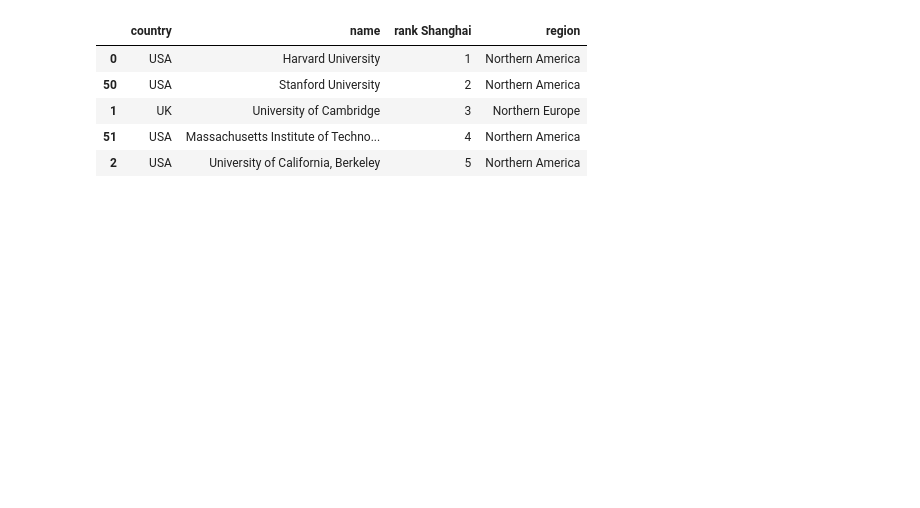
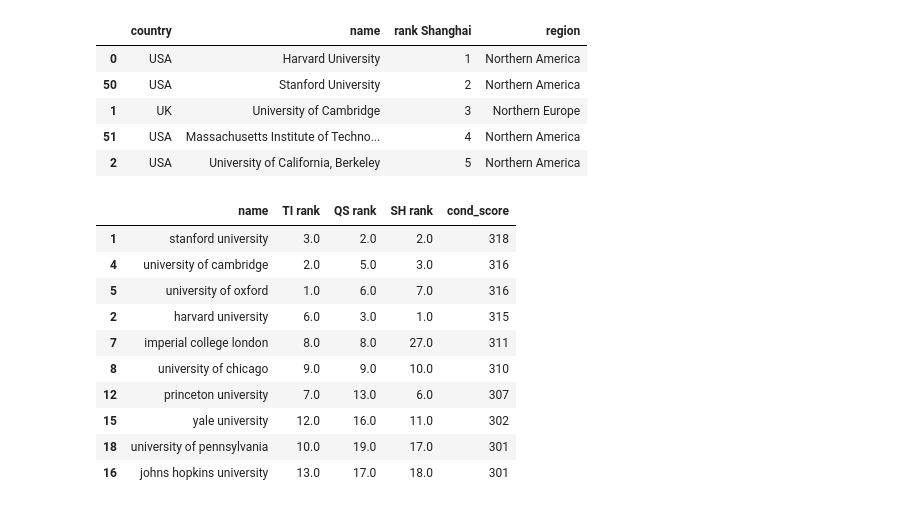
Before and after one commit to sbeuret/ADAProject_Bacsa_Beuret_Santarelli, a Jupyter notebook: 02 - Data from the Web/Homework 2.ipynb, the cells around one changed output. Cells and saved outputs as stored; diff of their text form; code cells hidden in the pictures; blank space fills up the shorter version.

```diff
--- a/02 - Data from the Web/Homework 2.ipynb
+++ b/02 - Data from the Web/Homework 2.ipynb
@@ -395,3 +498,38 @@ df_shanghai.head()
 | 1 | UK | University of Cambridge | 3 | Northern Europe |
 | 51 | USA | Massachusetts Institute of Techno... | 4 | Northern America |
 | 2 | USA | University of California, Berkeley | 5 | Northern America |
+# %%
+df_shanghai['name']=df_shanghai['name'].str.lower()
+df_shanghai=df_shanghai[['name','rank Shanghai']]
+df_rank = pd.merge(df_merged_out, df_shanghai, how='outer')
+df_rank=df_rank[['name','rank','QS rank','rank Shanghai']]
+df_rank.columns=['name','TI rank','QS rank','SH rank']
+# %%
+import numpy as np
+
+def compute_vote(rank_serie):
+    rank_array = np.array(rank_serie)
+    rank_array[np.isnan(rank_array)]=201
+    rank_mat=np.tile(rank_array,(len(rank_array),1))
+    rank_cmp=np.less_equal(rank_mat,np.transpose(rank_mat)).astype(int)
+    return rank_cmp
+# %%
+TI_cmp=compute_vote(df_rank['TI rank'])
+SH_cmp=compute_vote(df_rank['SH rank'])
+QS_cmp=compute_vote(df_rank['QS rank'])
+# %%
+tot_mat=np.greater(QS_cmp+TI_cmp,1).astype(int)
+df_rank['cond_score']= tot_mat.sum(axis=0)
+df_rank.sort_values(['cond_score'],ascending=False).head(10)
+# %% [output]
+|  | name | TI rank | QS rank | SH rank | cond_score |
+| 1 | stanford university | 3.0 | 2.0 | 2.0 | 318 |
+| 4 | university of cambridge | 2.0 | 5.0 | 3.0 | 316 |
+| 5 | university of oxford | 1.0 | 6.0 | 7.0 | 316 |
+| 2 | harvard university | 6.0 | 3.0 | 1.0 | 315 |
+| 7 | imperial college london | 8.0 | 8.0 | 27.0 | 311 |
+| 8 | university of chicago | 9.0 | 9.0 | 10.0 | 310 |
+| 12 | princeton university | 7.0 | 13.0 | 6.0 | 307 |
+| 15 | yale university | 12.0 | 16.0 | 11.0 | 302 |
+| 18 | university of pennsylvania | 10.0 | 19.0 | 17.0 | 301 |
+| 16 | johns hopkins university | 13.0 | 17.0 | 18.0 | 301 |
```
Also changed, not shown: parts of 26 cells of this notebook.
